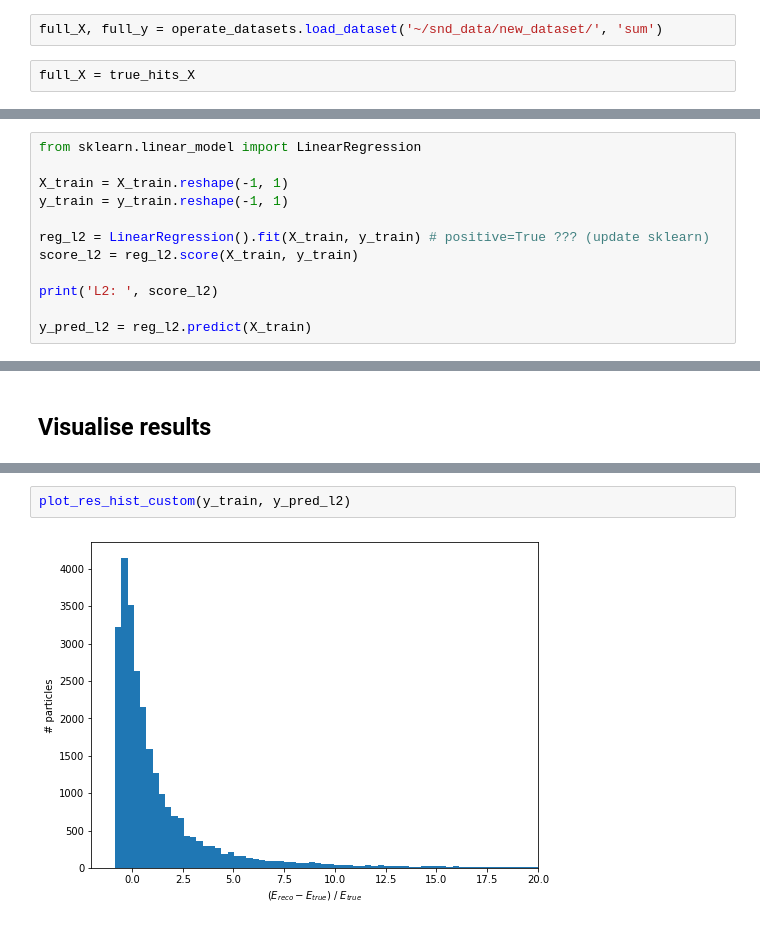
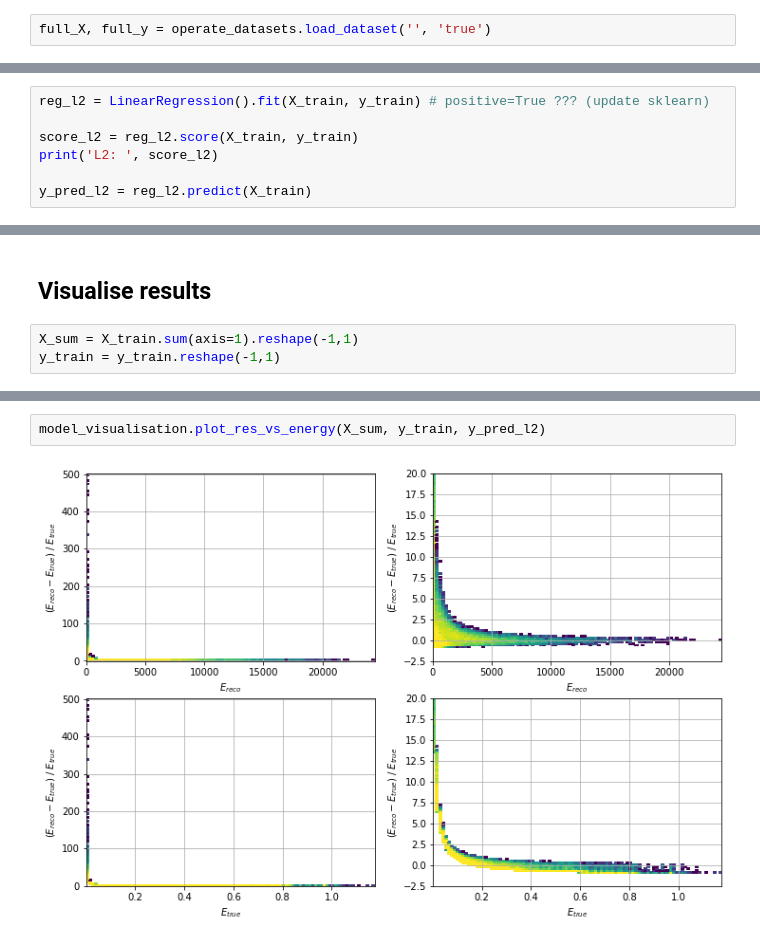
Before and after one commit to pauldebryas/SND_trackers_My_data, a Jupyter notebook: regression_true_hits.ipynb, the cells around one changed output, grey strips where cells are left out. Saved outputs shown, nothing was run; the diff lists cells and outputs as text.

Commit message:
Added regression on true hits including muon detector

```diff
--- a/regression_true_hits.ipynb
+++ b/regression_true_hits.ipynb
@@ -72,4 +14,2 @@ See the caveats in the documentation: http://pandas.pydata.org/pandas-docs/stabl
 # %%
-full_X, full_y = operate_datasets.load_dataset('~/snd_data/new_dataset/', 'sum')
+full_X, full_y = operate_datasets.load_dataset('', 'true')
-# %%
-full_X = true_hits_X
@@ -83,12 +51,7 @@ X_train, y_train, _, _ = operate_datasets.split_dataset(full_X, full_y)
 # %%
-from sklearn.linear_model import LinearRegression
+reg_l2 = LinearRegression().fit(X_train, y_train) # positive=True ??? (update sklearn)
 
-X_train = X_train.reshape(-1, 1)
-y_train = y_train.reshape(-1, 1)
-
-reg_l2 = LinearRegression().fit(X_train, y_train) # positive=True ??? (update sklearn)
 score_l2 = reg_l2.score(X_train, y_train)
-
 print('L2: ', score_l2)
 
 y_pred_l2 = reg_l2.predict(X_train)
@@ -97,5 +60,8 @@ L2:  0.0047386087144241085
 # %% [markdown]
 ## Visualise results
+# %%
+X_sum = X_train.sum(axis=1).reshape(-1,1)
+y_train = y_train.reshape(-1,1)
 # %%
 print('y = kx + b')
 print('k', reg_l2.coef_)
@@ -120,5 +77,5 @@ def plot_res_hist_custom(y_true, y_pred):
 # %%
-plot_res_hist_custom(y_train, y_pred_l2)
+model_visualisation.plot_res_vs_energy(X_sum, y_train, y_pred_l2)
 # %% [output]
-[figure, old version]
+[figure, new version]
 # %%
```
Also changed, not shown: parts of 19 cells of this notebook, 2 other files.
